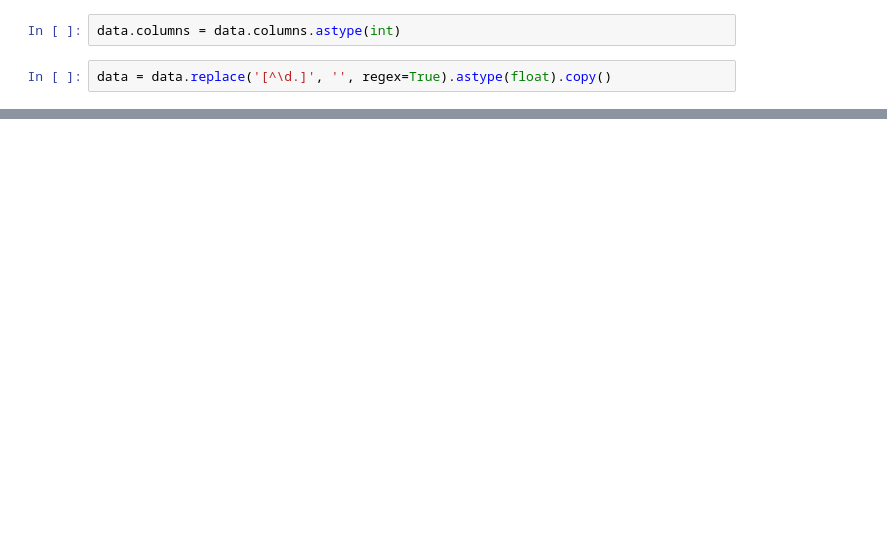
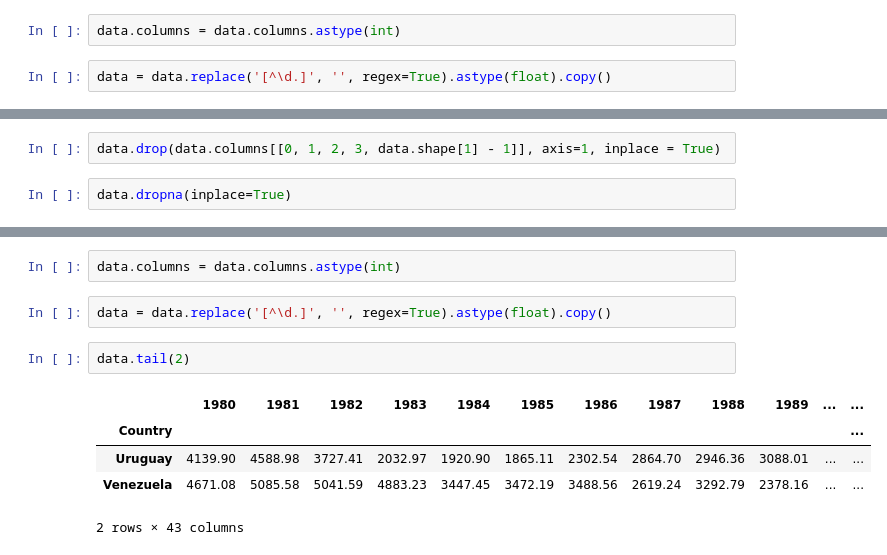
Before and after one commit to MoysesAz/Analyze-emerging, a Jupyter notebook: Analytics_South_America_by_Carolina.ipynb, the cells around one changed output, grey strips where cells are left out. Drawn from its saved outputs; the diff is of its cells as text; blank space fills up the shorter version.

```diff
--- a/Analytics_South_America_by_Carolina.ipynb
+++ b/Analytics_South_America_by_Carolina.ipynb
@@ -39,0 +125,4 @@ data.to_excel("data_finish_america_sul/pib_percapita/Pib_percapita_transpose.xls
+# %%
+data.drop(data.columns[[0, 1, 2, 3, data.shape[1] - 1]], axis=1, inplace = True)
+# %%
+data.dropna(inplace=True)
@@ -39,0 +136,12 @@ data.to_excel("data_finish_america_sul/pib_percapita/Pib_percapita_transpose.xls
+# %%
+data.columns = data.columns.astype(int)
+# %%
+data = data.replace('[^\d.]', '', regex=True).astype(float).copy()
+# %%
+data.tail(2)
+# %% [output]
+|  | 1980 | 1981 | 1982 | 1983 | 1984 | 1985 | 1986 | 1987 | 1988 | 1989 | ... | ... |
+| Country |  |  |  |  |  |  |  |  |  |  |  | ... |
+| Uruguay | 4139.90 | 4588.98 | 3727.41 | 2032.97 | 1920.90 | 1865.11 | 2302.54 | 2864.70 | 2946.36 | 3088.01 | ... | ... |
+| Venezuela | 4671.08 | 5085.58 | 5041.59 | 4883.23 | 3447.45 | 3472.19 | 3488.56 | 2619.24 | 3292.79 | 2378.16 | ... | ... |
+2 rows × 43 columns
```
Also changed, not shown: parts of 40 cells of this notebook, 34 other files.
